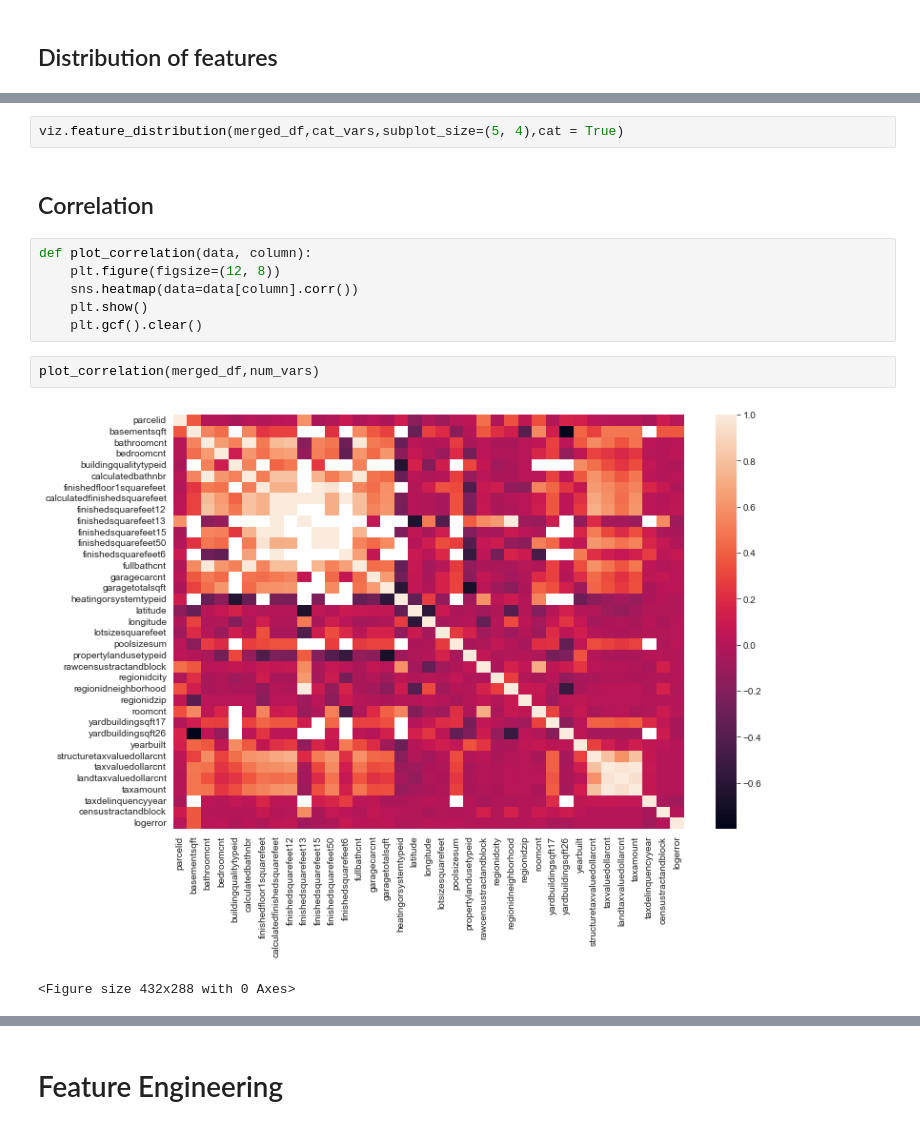
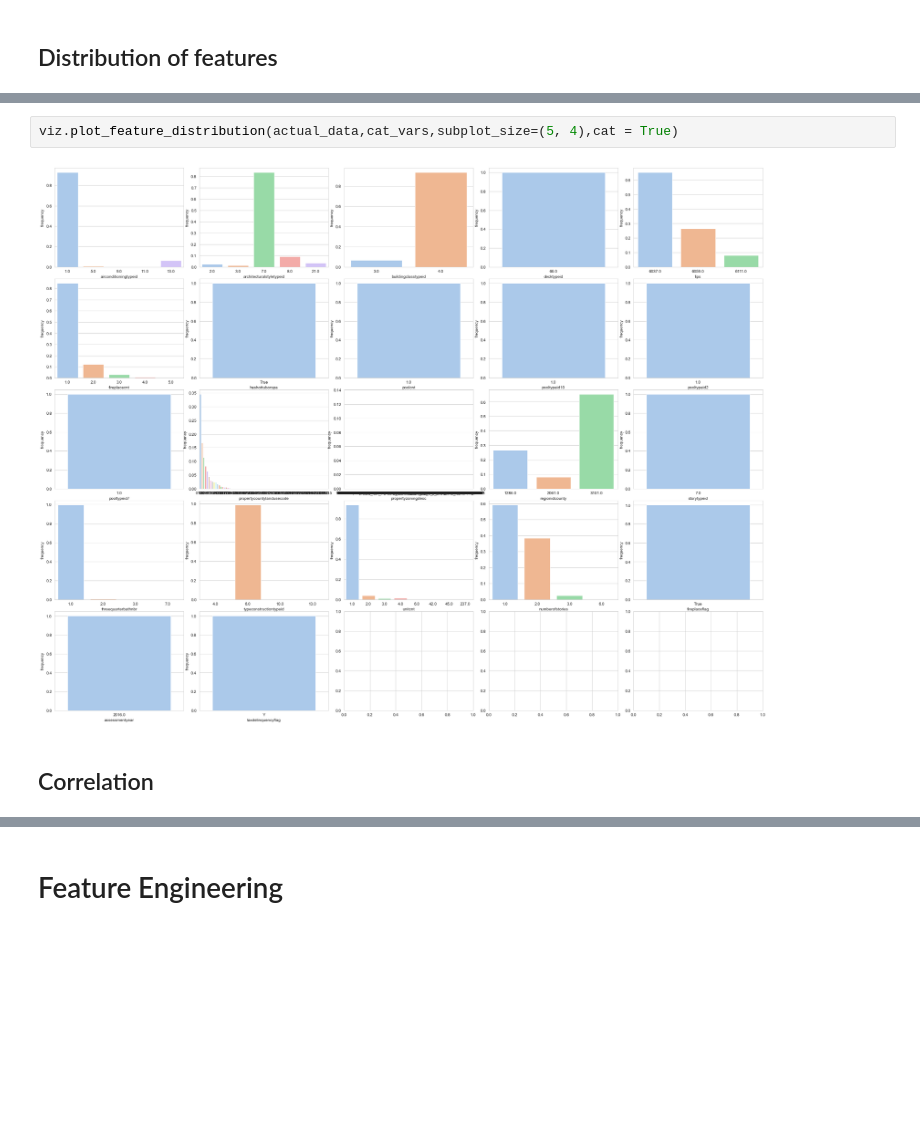
Before and after one commit to RuieX/Data-and-Web-Mining-project, a Jupyter notebook: project/src/notebooks/feature_engineering.ipynb, the cells around one changed output, grey strips where cells are left out. Drawn from its saved outputs; the diff is of its cells as text; blank space fills up the shorter version.

```diff
--- a/project/src/notebooks/feature_engineering.ipynb
+++ b/project/src/notebooks/feature_engineering.ipynb
@@ -443,15 +421,6 @@ viz.feature_distribution(merged_df,num_vars,subplot_size=(5, 4))
 # %%
-viz.feature_distribution(merged_df,cat_vars,subplot_size=(5, 4),cat = True)
+viz.plot_feature_distribution(actual_data,cat_vars,subplot_size=(5, 4),cat = True)
+# %% [output]
+[figure, added]
 # %% [markdown]
 ## Correlation
-# %%
-def plot_correlation(data, column):
-    plt.figure(figsize=(12, 8))
-    sns.heatmap(data=data[column].corr())
-    plt.show()
-    plt.gcf().clear()
-# %%
-plot_correlation(merged_df,num_vars)
-# %% [output]
-[figure, removed]
-<Figure size 432x288 with 0 Axes>
```
Also changed, not shown: parts of 37 cells of this notebook, 1 other file.
